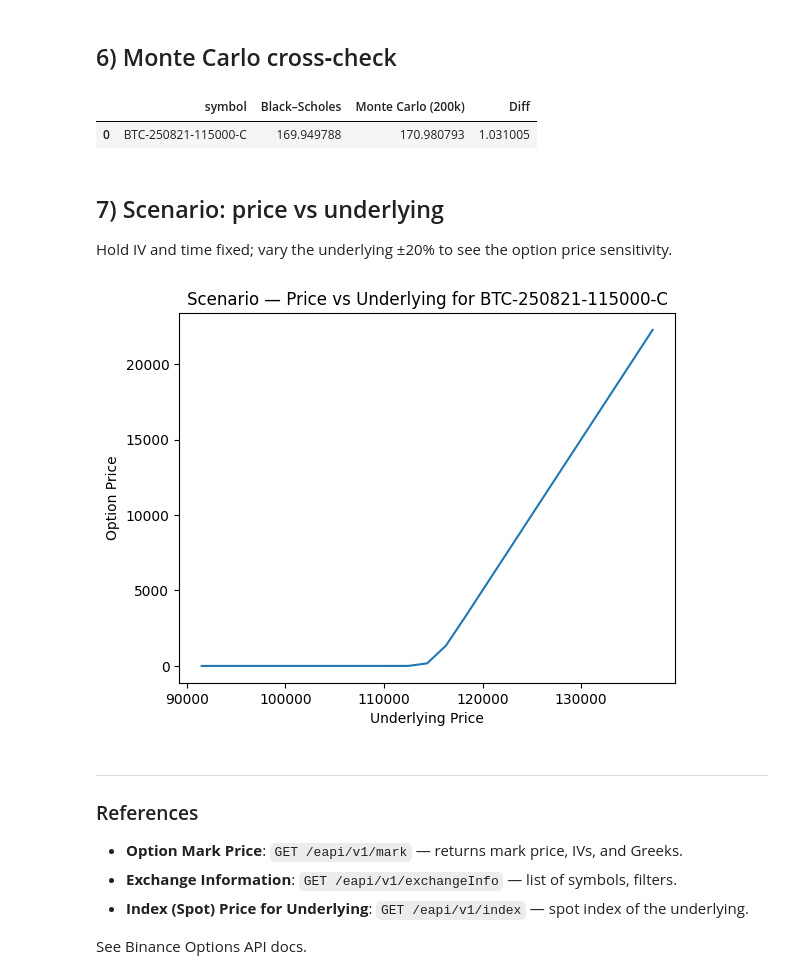
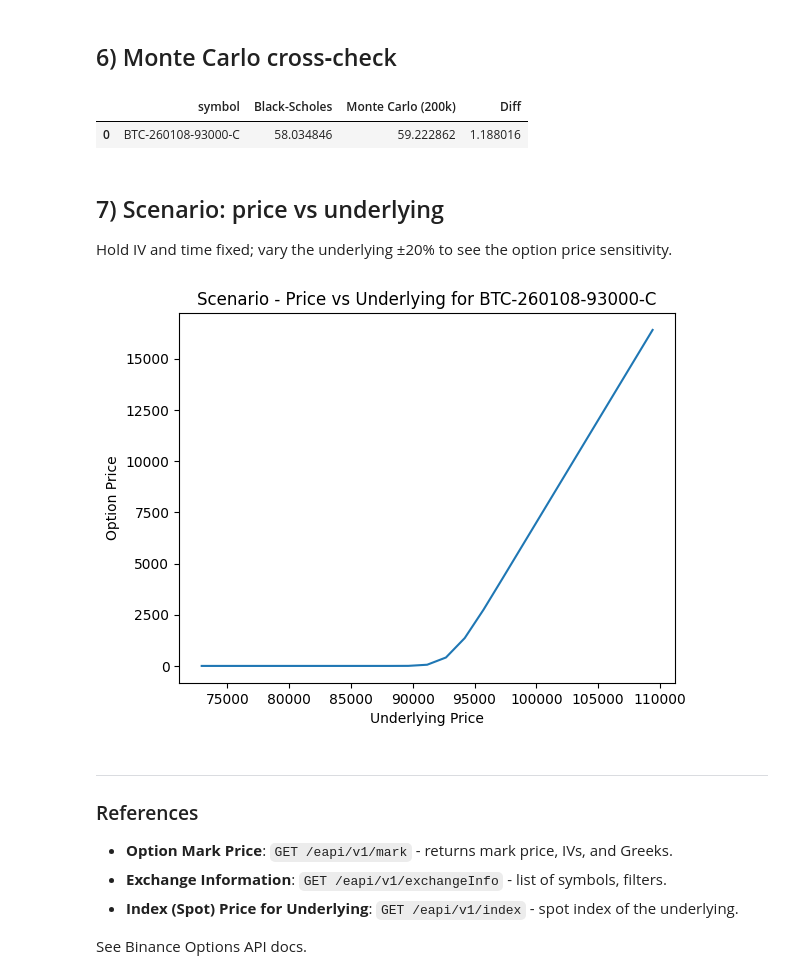
Before and after one commit to omega1119/binance-options, a Jupyter notebook: Binance_Options_Pricing_Tutorial.ipynb, the cells around one changed output. Cells and saved outputs as stored; diff of their text form; code cells hidden in the pictures.

```diff
--- a/Binance_Options_Pricing_Tutorial.ipynb
+++ b/Binance_Options_Pricing_Tutorial.ipynb
@@ -221,10 +221,10 @@ pd.DataFrame([{"symbol": row["symbol"], "BS": bs, "CRR N=100": b100, "CRR N=500"
 # %%
 
 mc = mc_price(spot, row["K"], row["r"], row["q"], row["markIV"], row["T"], n_paths=200_000, opt=row["opt"])
-pd.DataFrame([{"symbol": row["symbol"], "Black–Scholes": bs, "Monte Carlo (200k)": mc, "Diff": mc - bs}])
+pd.DataFrame([{"symbol": row["symbol"], "Black-Scholes": bs, "Monte Carlo (200k)": mc, "Diff": mc - bs}])
 # %% [output]
-|  | symbol | Black–Scholes | Monte Carlo (200k) | Diff |
-| 0 | BTC-250821-115000-C | 169.949788 | 170.980793 | 1.031005 |
+|  | symbol | Black-Scholes | Monte Carlo (200k) | Diff |
+| 0 | BTC-260108-93000-C | 58.034846 | 59.222862 | 1.188016 |
 # %% [markdown]
 ## 7) Scenario: price vs underlying
 
@@ -232,23 +232,23 @@ Hold IV and time fixed; vary the underlying ±20% to see the option price sensit
 # %%
 
 Ss = np.linspace(0.8 * spot, 1.2 * spot, 25)
 prices = [bs_price(S, row["K"], row["r"], row["q"], row["markIV"], row["T"], row["opt"]) for S in Ss]
 
 plt.figure()
 plt.plot(Ss, prices)
-plt.title(f"Scenario — Price vs Underlying for {row['symbol']}")
+plt.title(f"Scenario - Price vs Underlying for {row['symbol']}")
 plt.xlabel("Underlying Price")
 plt.ylabel("Option Price")
 plt.show()
 # %% [output]
-[figure, old version]
+[figure, new version]
 # %% [markdown]
 ---
 
 ### References
 
-- **Option Mark Price**: `GET /eapi/v1/mark` — returns mark price, IVs, and Greeks.
-- **Exchange Information**: `GET /eapi/v1/exchangeInfo` — list of symbols, filters.
-- **Index (Spot) Price for Underlying**: `GET /eapi/v1/index` — spot index of the underlying.
+- **Option Mark Price**: `GET /eapi/v1/mark` - returns mark price, IVs, and Greeks.
+- **Exchange Information**: `GET /eapi/v1/exchangeInfo` - list of symbols, filters.
+- **Index (Spot) Price for Underlying**: `GET /eapi/v1/index` - spot index of the underlying.
 
 See Binance Options API docs.
```
Also changed, not shown: parts of 10 cells of this notebook, 4 other files.
